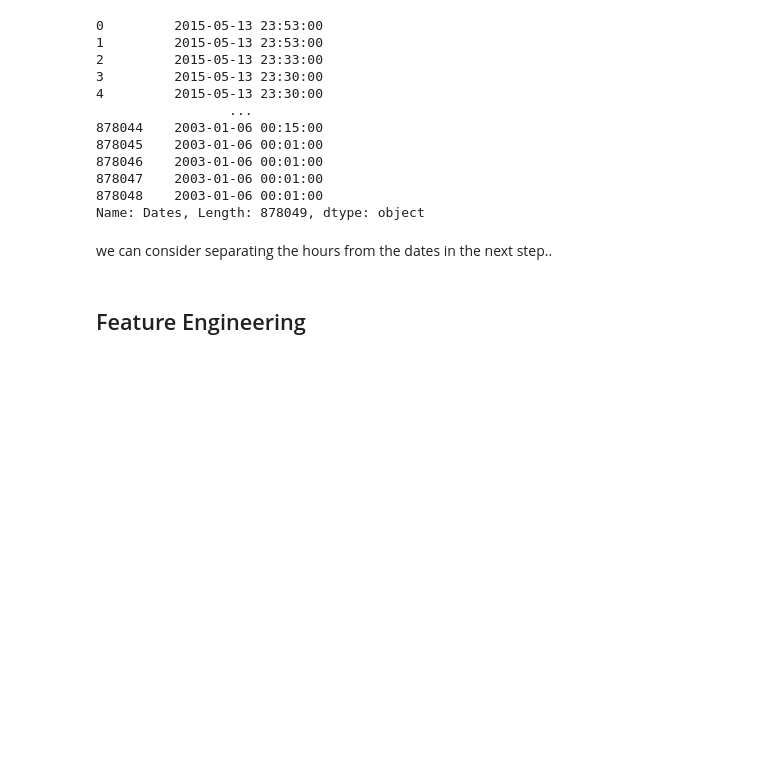
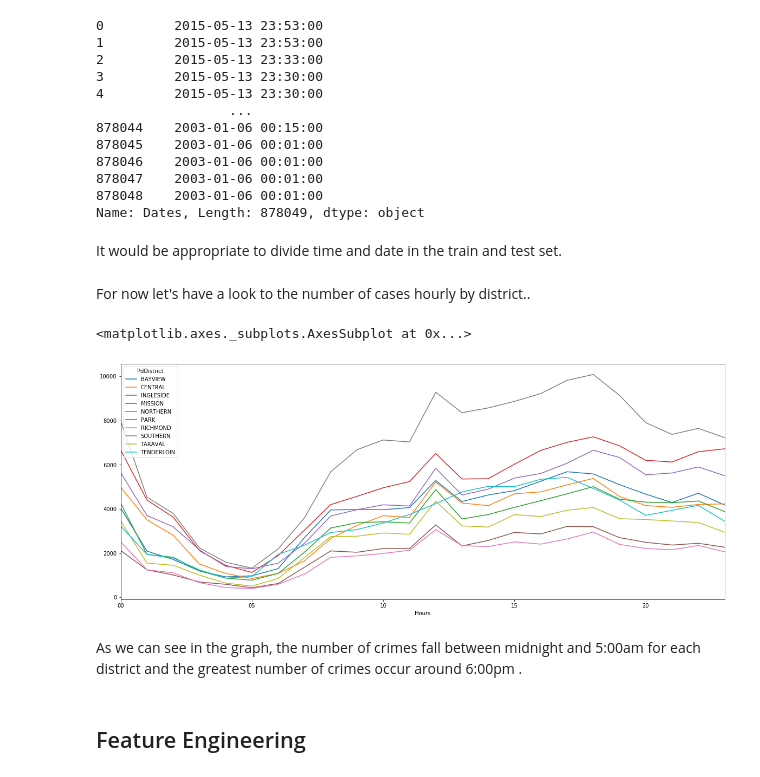
Before and after one commit to angelaiallonardi/SF-Crime-Multiclass-Classification, a Jupyter notebook: San Francisco Crime.ipynb, the cells around one changed output. Saved outputs shown, nothing was run; the diff lists cells and outputs as text; code cells hidden in the pictures; blank space fills up the shorter version.

Commit message:
Added some exploratory graphs

```diff
--- a/San Francisco Crime.ipynb
+++ b/San Francisco Crime.ipynb
@@ -282,5 +282,7 @@ train_df.Dates
 878047    2003-01-06 00:01:00
 878048    2003-01-06 00:01:00
 Name: Dates, Length: 878049, dtype: object
-# %% [markdown]
-we can consider separating the hours from the dates in the next step..
+# %% [markdown]
+It would be appropriate to divide time and date in the train and test set.
+# %% [markdown]
+For now let's have a look to the number of cases hourly by district..
@@ -286,0 +291,10 @@ we can consider separating the hours from the dates in the next step..
+# %%
+hourly = train_df[['Hours', 'PdDistrict']]
+hourly = pd.crosstab([hourly.Hours], hourly.PdDistrict).reset_index()
+grab_dists = hourly.iloc[:, 1:]
+hourly.plot(x='Hours', y=grab_dists.columns, figsize=(20, 8))
+# %% [output]
+<matplotlib.axes._subplots.AxesSubplot at 0x...>
+[figure, added]
+# %% [markdown]
+As we can see in the graph, the number of crimes fall between midnight and 5:00am for each district and the greatest number of crimes occur around 6:00pm .
```
Also changed, not shown: parts of 2 cells of this notebook.
